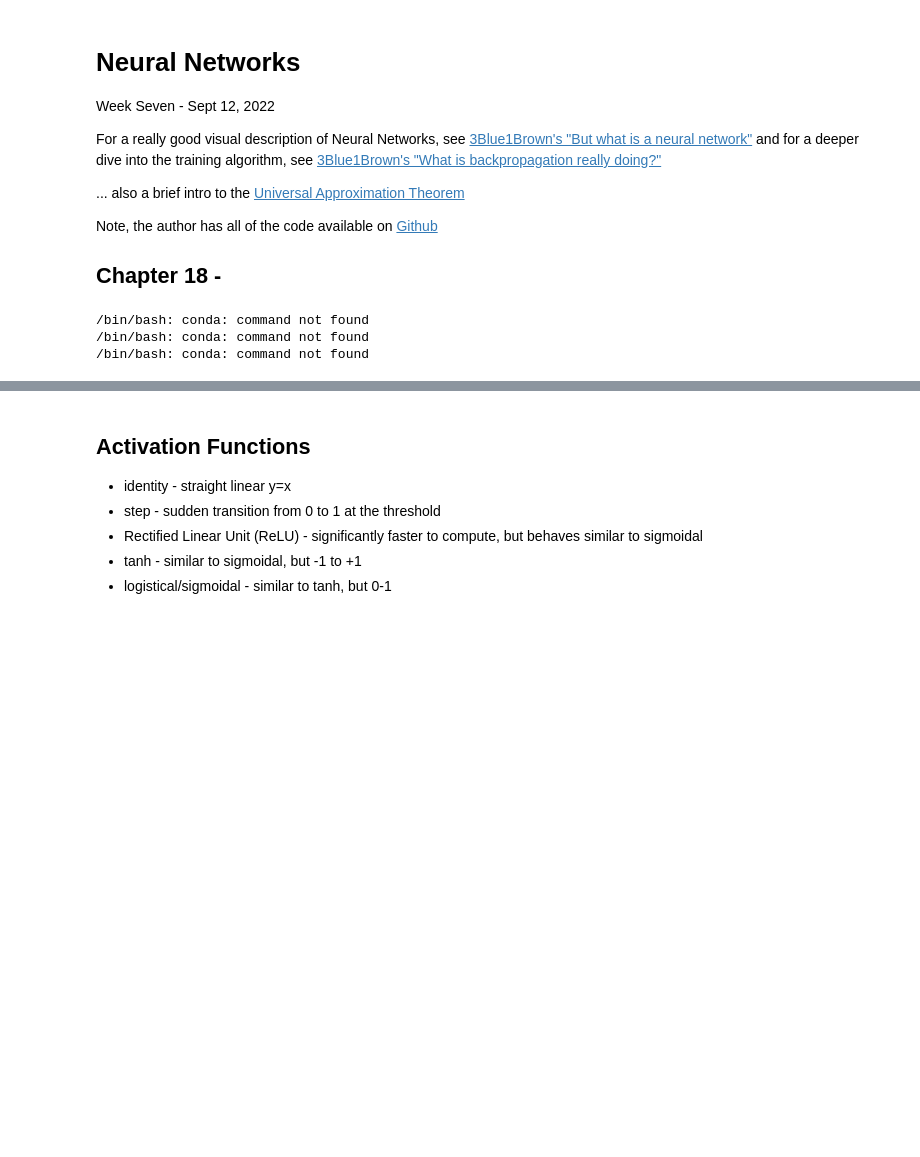
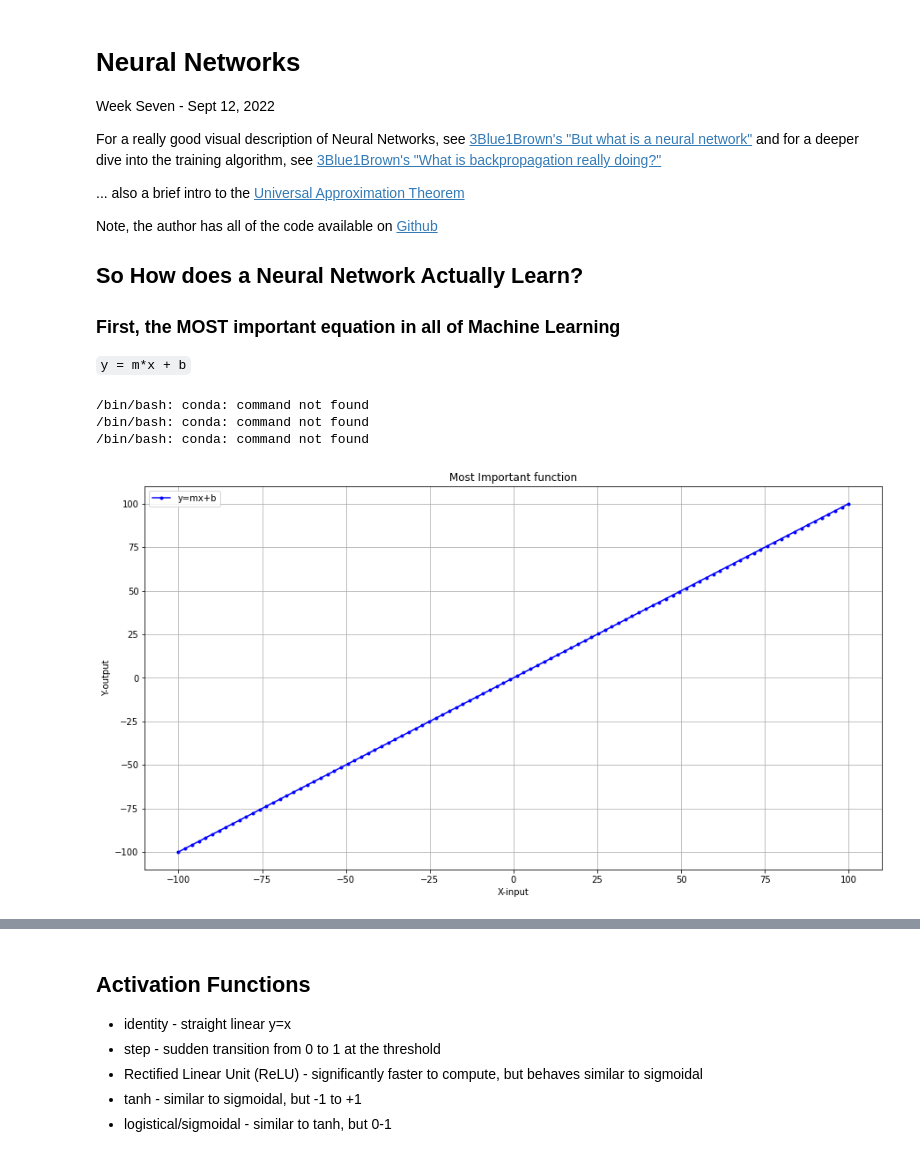
Before and after one commit to bigfastdata/MLTrainingCourse, a Jupyter notebook: WSG2022Spring/Week07-NeuralNetworks.ipynb, the cells around one changed output, grey strips where cells are left out. Drawn from its saved outputs; the diff is of its cells as text; code cells hidden in the pictures; blank space fills up the shorter version.

```diff
--- a/WSG2022Spring/Week07-NeuralNetworks.ipynb
+++ b/WSG2022Spring/Week07-NeuralNetworks.ipynb
@@ -9,7 +9,11 @@ For a really good visual description of Neural Networks, see [3Blue1Brown's "But
 
 Note, the author has all of the code available on [Github](https://github.com/joelgrus/data-science-from-scratch)
 
-## Chapter 18 -
+
+## So How does a Neural Network Actually Learn?
+
+### First, the MOST important equation in all of Machine Learning
+<code>y = m*x + b</code>
 # %%
 import sys
 # Let us first install the scikit-learn packages
@@ -21,3 +25,27 @@ import sys
 /bin/bash: conda: command not found
 /bin/bash: conda: command not found
 /bin/bash: conda: command not found
+# %%
+import matplotlib.pyplot as plt
+import numpy as np
+import math
+
+x = np.linspace(-100, 100, 100)
+def f1(x):
+    m = 1
+    b = 0
+    return m * x + b
+
+y1 = [ f1(i) for i in x]
+
+fig, ax = plt.subplots()
+ax.plot(x, y1, 'b.-', label='y=mx+b')
+plt.gcf().set_size_inches(15,8)
+plt.xlabel("X-input")
+plt.ylabel("Y-output")
+plt.title("Most Important function")
+plt.grid(True, which='both')
+plt.legend()
+plt.show()
+# %% [output]
+[figure, added]
```
Also changed, not shown: parts of 5 cells of this notebook.
